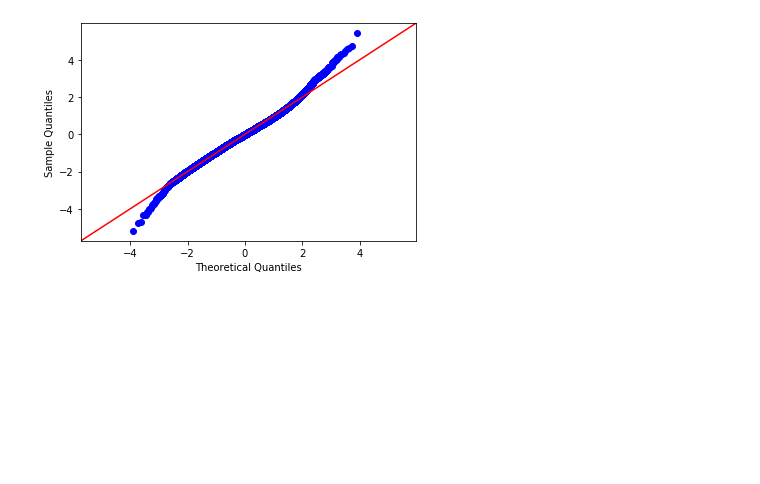
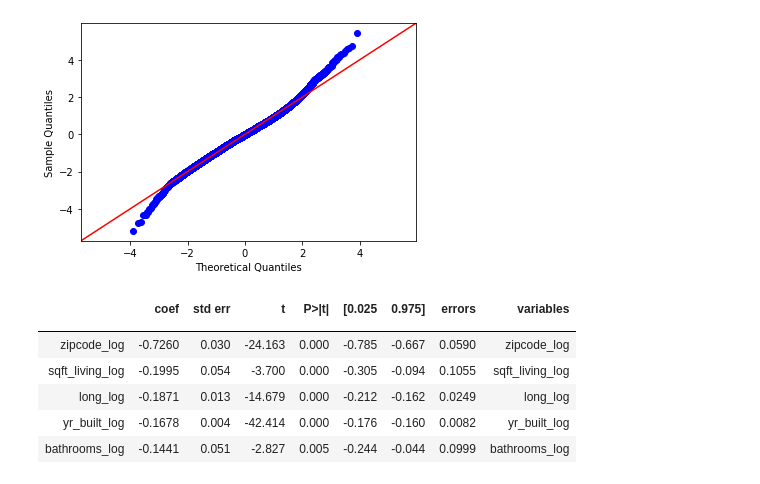
Before and after one commit to JessicaFB/Flipping-Houses-Strategy, a Jupyter notebook: student.ipynb, the cells around one changed output. Drawn from its saved outputs; the diff is of its cells as text; code cells hidden in the pictures; blank space fills up the shorter version.

```diff
--- a/student.ipynb
+++ b/student.ipynb
@@ -618,0 +642,10 @@ fig = sm.graphics.qqplot(results.resid, dist=stats.norm, line='45', fit=True)
+# %%
+coef_df.head()
+# %% [output]
+|  | coef | std err | t | P>|t| | [0.025 | 0.975] | errors | variables |
+|  |  |  |  |  |  |  |  |  |
+| zipcode_log | -0.7260 | 0.030 | -24.163 | 0.000 | -0.785 | -0.667 | 0.0590 | zipcode_log |
+| sqft_living_log | -0.1995 | 0.054 | -3.700 | 0.000 | -0.305 | -0.094 | 0.1055 | sqft_living_log |
+| long_log | -0.1871 | 0.013 | -14.679 | 0.000 | -0.212 | -0.162 | 0.0249 | long_log |
+| yr_built_log | -0.1678 | 0.004 | -42.414 | 0.000 | -0.176 | -0.160 | 0.0082 | yr_built_log |
+| bathrooms_log | -0.1441 | 0.051 | -2.827 | 0.005 | -0.244 | -0.044 | 0.0999 | bathrooms_log |
```
Also changed, not shown: parts of 14 cells of this notebook.
